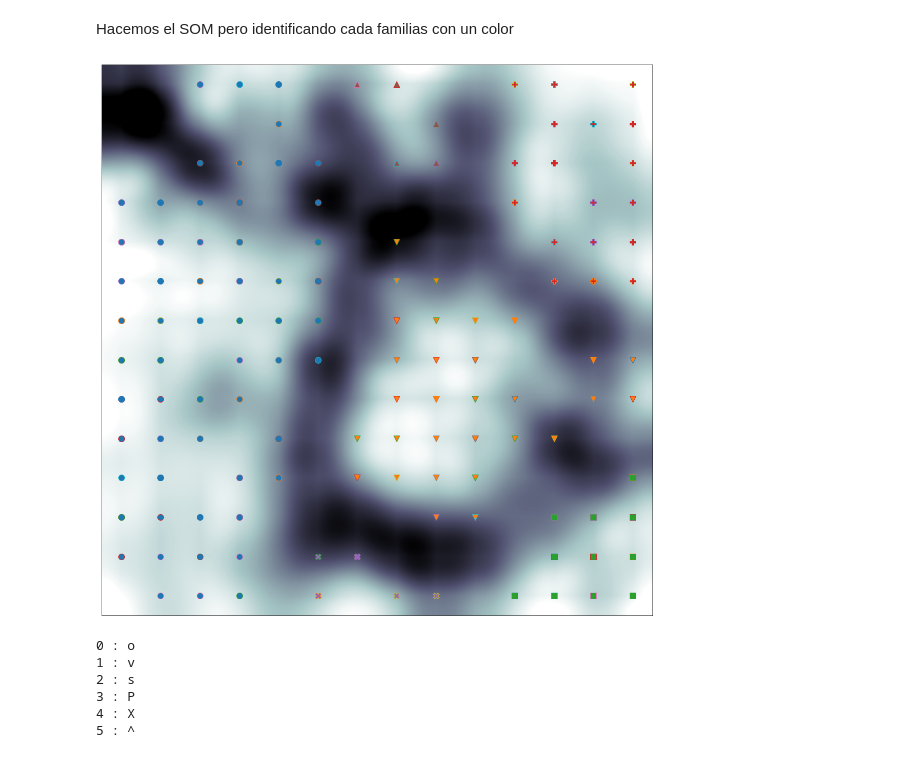
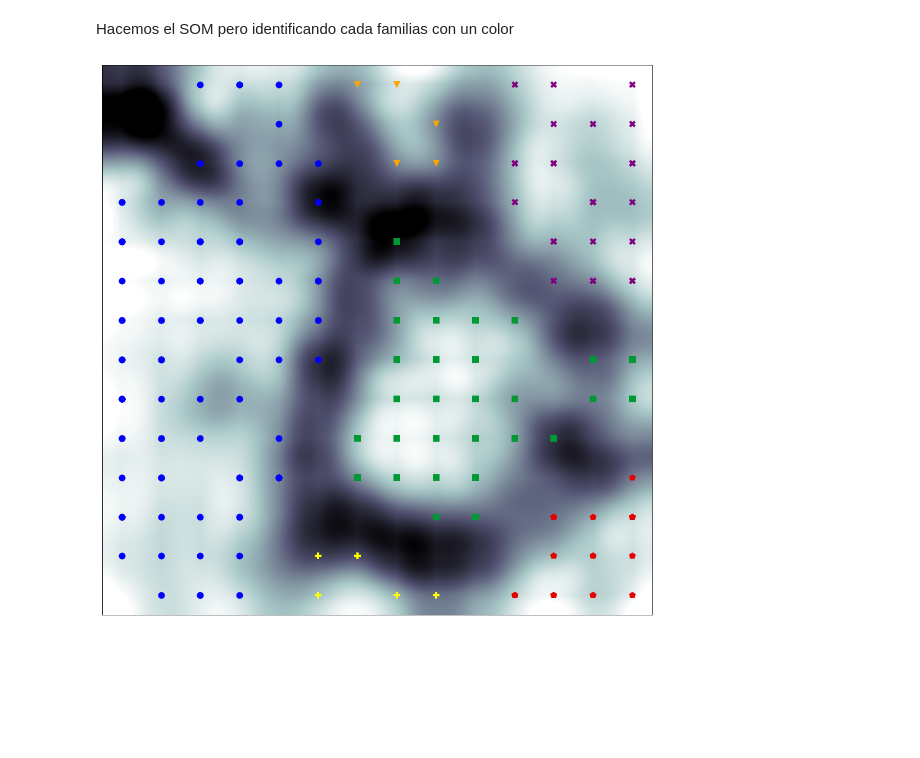
Before and after one commit to sergiohzlz/som_ontologias, a Jupyter notebook: som ontologias.ipynb, the cells around one changed output. Drawn from its saved outputs; the diff is of its cells as text; code cells hidden in the pictures; blank space fills up the shorter version.

Commit message:
edicion para colores en marcador

```diff
--- a/som ontologias.ipynb
+++ b/som ontologias.ipynb
@@ -350,11 +340,10 @@ print(k)
 
 Imprimimos las componentes
 # %%
-
 color='Oranges'
 inter='sinc'
 rs, cs = 3,3
-fig, axn = plt.subplots(rs,cs, figsize=(20,20))
+fig, axn = plt.subplots(rs,cs, figsize=(15,18))
 
 for j,ax in enumerate(axn.flat):
     if(j<k):
@@ -376,8 +365,7 @@ for j,ax in enumerate(axn.flat):
 # %%
 def get_id_fam(i):
     fam = df.iloc[i].familia
-    #return fam[3:].translate({ord('0'):''})
-    return fam[2:]
+    return fam[3:].translate({ord('0'):''})
 
 winners = {}
 for i,d in enumerate(datos):
@@ -449,11 +429,4 @@ Evaluamos cuál es la cantidad óptima de grupos usando el [índice Davies-Bould
 # %%
-ngpos = [2,4,5,6,7]
-mscore = 2
-for k in ngpos:
-    cluster = AgglomerativeClustering(n_clusters=k, linkage='ward', affinity='euclidean')
-    cl = cluster.fit_predict(qnt)
-    score = davies_bouldin_score(datos, cl)
-    if(score<mscore):
-        mscore=score
-        mgpos=k
-        print("{} : {}".format(k, score))
+n_clusters=6
+cluster = AgglomerativeClustering(n_clusters=n_clusters, linkage='ward', affinity='euclidean')
+cl = cluster.fit_predict(qnt)
@@ -465,7 +433,3 @@ for k in ngpos:
-# %%
-n_clusters=mgpos
-cluster = AgglomerativeClustering(n_clusters=n_clusters, linkage='ward', affinity='euclidean')
-cl = cluster.fit_predict(qnt)
 # %%
 clases = dict()
 # %%
@@ -510,30 +474,29 @@ Cantidad de proteínas 7
 # %% [markdown]
 Hacemos el SOM pero identificando cada familias con un color
 # %%
+seleccion = [ ('o', '#0000ff'), #circulo azul
+              ('s', '#009933'), #cuadrado verde
+              ('p', '#e60000'), #mas rojo
+              ('X', '#800080'), #X morado
+              ('P', '#ffff00'), #triangulo purpura
+              ('v', '#ffa500')  #triangulo invertido naranga
 
-marcadores = ['o','v','s','P','X', '^']
-colores =    ['C0','C1','C2','C3','C4','C5']
+]
+marcadores = [x[0] for x in seleccion]
+colores =    [x[1] for x in seleccion]
 
-fig, axn = plt.subplots(1,1, figsize=(20,20))
+fig, axn = plt.subplots(1,1, figsize=(18,18))
 
 plt.imshow(M, interpolation='sinc', cmap='bone')
 plt.xticks([])
 plt.yticks([])
 
-grupos = dict()
-
 for ix,d in enumerate(datos):
     w = som.winner(d)
-    plt.plot(w[0], w[1], marcadores[cl[ix]],markerfacecolor=colores[cl[ix]], markersize=12)
+    plt.plot(w[0], w[1],
+             marcadores[cl[ix]],
+             markerfacecolor=colores[cl[ix]],
+             markeredgewidth=0.0,
+             markersize=12)
 # %% [output]
-[figure, old version]
+[figure, new version]
-# %%
-for i,color in enumerate(marcadores):
-    print("{} : {} ".format(i,color))
-# %% [output]
-0 : o
-1 : v
-2 : s
-3 : P
-4 : X
-5 : ^
```
Also changed, not shown: parts of 15 cells of this notebook.
